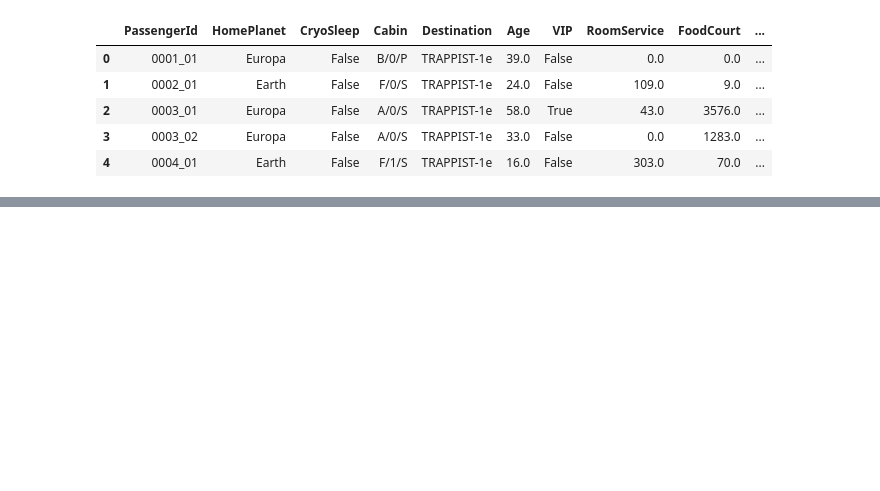
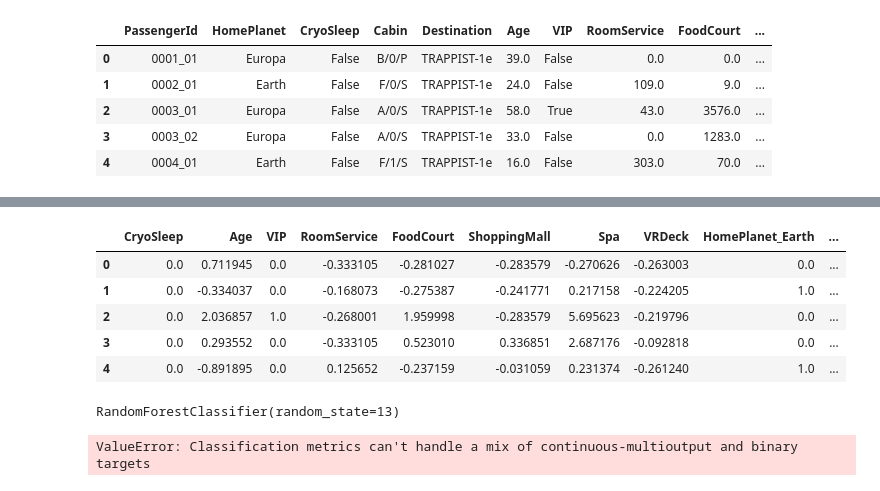
Before and after one commit to nectifurkn455/machine_learning, a Jupyter notebook: Kaggle/Kaggle_competitions/SpaceshipTitanic/Spaceship.ipynb, the cells around one changed output, grey strips where cells are left out. Saved outputs shown, nothing was run; the diff lists cells and outputs as text; code cells hidden in the pictures; blank space fills up the shorter version.

```diff
--- a/Kaggle/Kaggle_competitions/SpaceshipTitanic/Spaceship.ipynb
+++ b/Kaggle/Kaggle_competitions/SpaceshipTitanic/Spaceship.ipynb
@@ -38,0 +75,10 @@ The shape of the training data is (8693, 14)
+# %%
+train = pd.concat([train_wo_target, train[train.columns[-1]]], axis=1).astype('float')
+train.head()
+# %% [output]
+|  | CryoSleep | Age | VIP | RoomService | FoodCourt | ShoppingMall | Spa | VRDeck | HomePlanet_Earth | ... |
+| 0 | 0.0 | 0.711945 | 0.0 | -0.333105 | -0.281027 | -0.283579 | -0.270626 | -0.263003 | 0.0 | ... |
+| 1 | 0.0 | -0.334037 | 0.0 | -0.168073 | -0.275387 | -0.241771 | 0.217158 | -0.224205 | 1.0 | ... |
+| 2 | 0.0 | 2.036857 | 1.0 | -0.268001 | 1.959998 | -0.283579 | 5.695623 | -0.219796 | 0.0 | ... |
+| 3 | 0.0 | 0.293552 | 0.0 | -0.333105 | 0.523010 | 0.336851 | 2.687176 | -0.092818 | 0.0 | ... |
+| 4 | 0.0 | -0.891895 | 0.0 | 0.125652 | -0.237159 | -0.031059 | 0.231374 | -0.261240 | 1.0 | ... |
@@ -38,0 +93,5 @@ The shape of the training data is (8693, 14)
+# %%
+model1 = RandomForestClassifier(random_state=13)
+model1.fit(X_train, y_train)
+# %% [output]
+RandomForestClassifier(random_state=13)
@@ -38,0 +101,5 @@ The shape of the training data is (8693, 14)
+# %%
+print(accuracy_score(X_train, train_pred1))
+print(accuracy_score(X_val, val_pred1))
+# %% [output]
+ValueError: Classification metrics can't handle a mix of continuous-multioutput and binary targets
```
Also changed, not shown: parts of 9 cells of this notebook.
